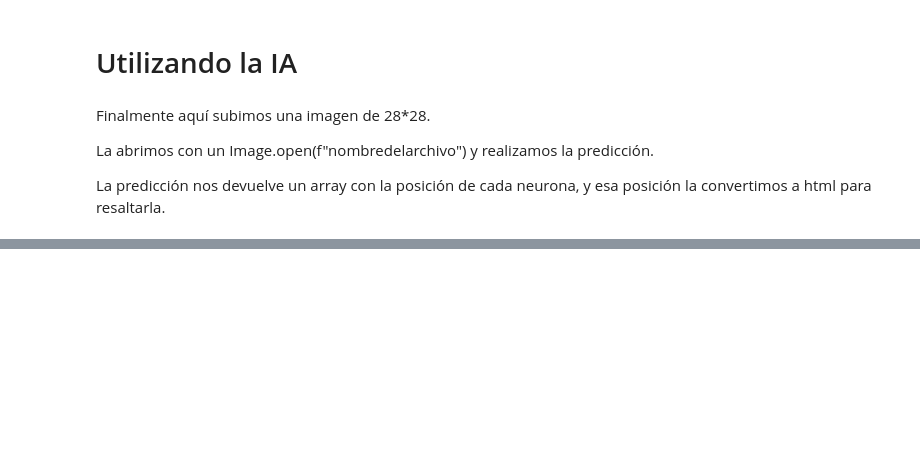
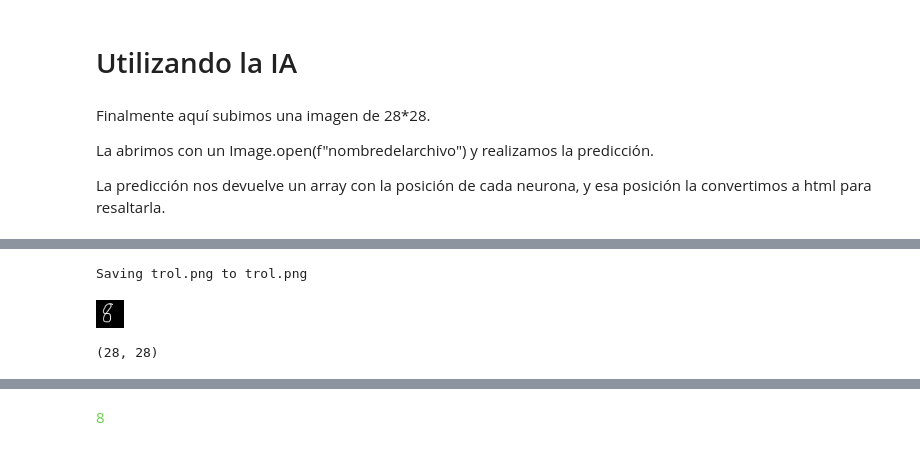
Before and after one commit to JuanAOrt22/Inteligencia-Artificial-MNIST, a Jupyter notebook: Cnn.ipynb, the cells around one changed output, grey strips where cells are left out. Drawn from its saved outputs; the diff is of its cells as text; code cells hidden in the pictures; blank space fills up the shorter version.

```diff
--- a/Cnn.ipynb
+++ b/Cnn.ipynb
@@ -149,31 +157,36 @@ files.upload()
 
 #Importamos la imagen con el nombre del archivo.
 
-x = Image.open(f"1.png")
+x = Image.open(f"trol.png")
 
 display(x)
 
 x = np.array(x)
+
+display(x.shape)
 
 x = x.reshape(1, 28, 28, 1)
 
 # Realizamos la predicción.
 
 rta = model.predict(
     x,
     batch_size=None,
     verbose="auto",
     steps=None,
     callbacks=None,
     max_queue_size= x.shape,
     workers=1,
     use_multiprocessing=False,
 )
 
 # Escribimos que numero es.
 
 large = lambda x : display(HTML('<p style="font-size: 50px; color: #66D148">'+str(x)+'</p>'))
 
 large(np.argmax(rta))
 # %% [output]
 [interactive output not drawn]
+Saving trol.png to trol.png
+[figure, added]
+(28, 28)
@@ -179,0 +194 @@ large(np.argmax(rta))
+8
```
Also changed, not shown: parts of 5 cells of this notebook.
